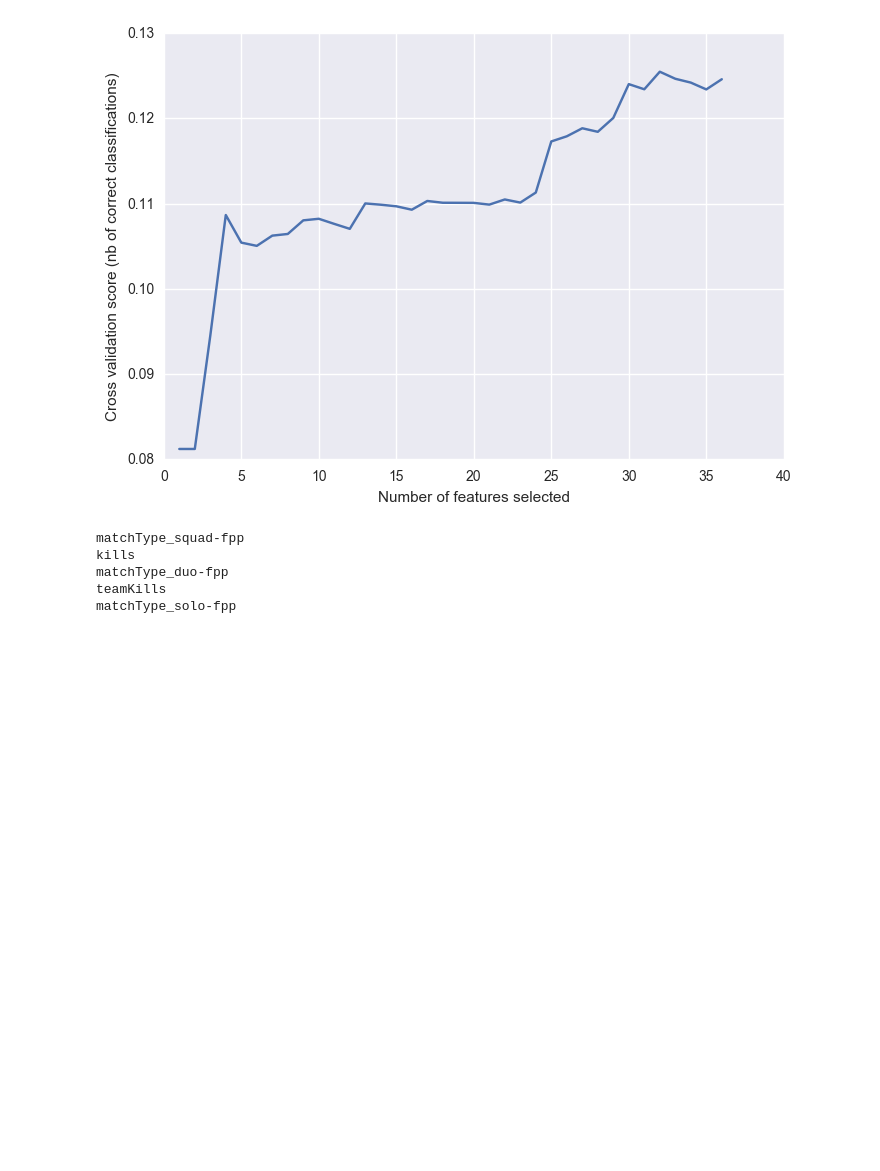
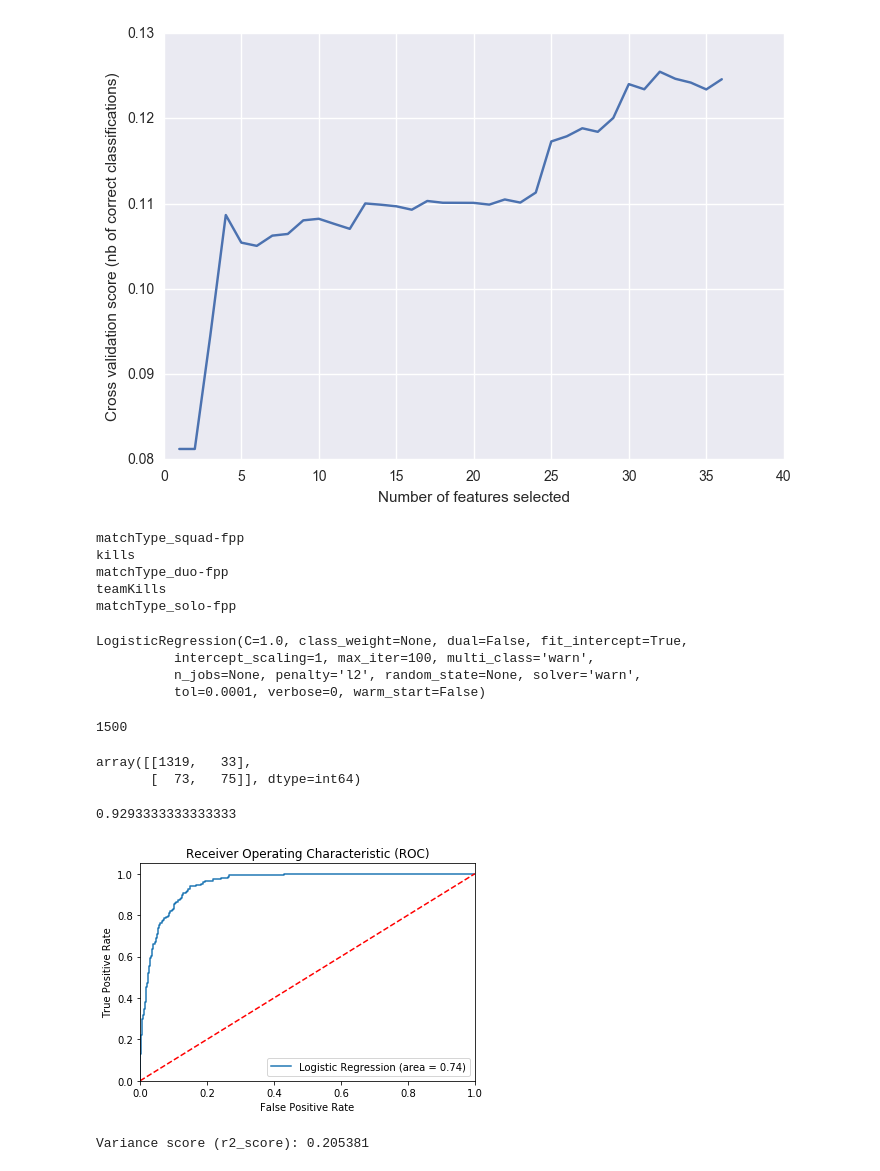
Before and after one commit to sslogar/STA4211Project, a Jupyter notebook: 4212NB.ipynb, the cells around one changed output. Cells and saved outputs as stored; diff of their text form; code cells hidden in the pictures; blank space fills up the shorter version.

```diff
--- a/4212NB.ipynb
+++ b/4212NB.ipynb
@@ -521,3 +514,23 @@ matchType_solo-fpp
 # %%
 from sklearn.linear_model import LogisticRegression
 logReg = LogisticRegression()
+# %%
+logReg.fit(Xlr_train, ylr_train)
+# %% [output]
+LogisticRegression(C=1.0, class_weight=None, dual=False, fit_intercept=True,
+          intercept_scaling=1, max_iter=100, multi_class='warn',
+          n_jobs=None, penalty='l2', random_state=None, solver='warn',
+          tol=0.0001, verbose=0, warm_start=False)
+# %%
+yp = logReg.predict(Xlr_test)
+# %% [output]
+1500
+# %%
+from sklearn.metrics import confusion_matrix
+confusion_m = confusion_matrix(ylr_test, yp)
+confusion_m
+#1319+75 = 1394 correct predictions
+#33+73 = 106 incorrect predictions
+# %% [output]
+array([[1319,   33],
+       [  73,   75]], dtype=int64)
@@ -523,0 +539,6 @@ logReg = LogisticRegression()
+# %%
+accuracy = (confusion_m[0,0]+confusion_m[1,1])/sum(map(sum, confusion_m))
+print(accuracy)
+#print(("Percent Accuracy: %d") % accuracy)
+# %% [output]
+0.9293333333333333
@@ -523,0 +548,22 @@ logReg = LogisticRegression()
+# %%
+lra = roc_auc_score(ylr_test, yp)
+fpr, tpr, thresholds = roc_curve(ylr_test, logReg.predict_proba(Xlr_test)[:,1])
+plt.figure()
+plt.plot(fpr, tpr, label='Logistic Regression (area = %0.2f)' % lra)
+plt.plot([0, 1], [0, 1],'r--')
+plt.xlim([0.0, 1.0])
+plt.ylim([0.0, 1.05])
+plt.xlabel('False Positive Rate')
+plt.ylabel('True Positive Rate')
+plt.title('Receiver Operating Characteristic (ROC)')
+plt.legend(loc="lower right")
+plt.savefig('Log_ROC')
+plt.show()
+#Logistic Regression Model significantly better at predicting a top 10% finish than random guessing
+# %% [output]
+[figure, added]
+# %%
+lr_score = r2_score(ylr_test, yp)
+print("Variance score (r2_score): %f"%lr_score)
+# %% [output]
+Variance score (r2_score): 0.205381
```
Also changed, not shown: parts of 13 cells of this notebook, 1 other file.
